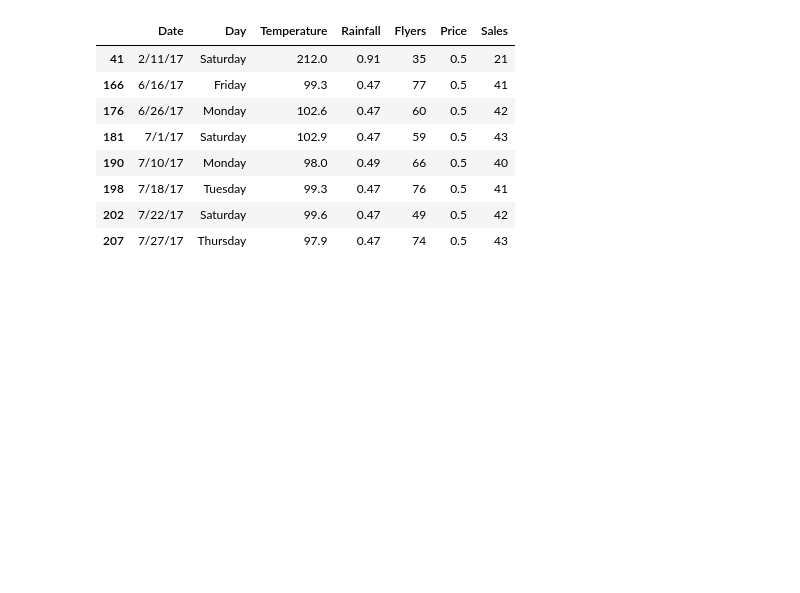
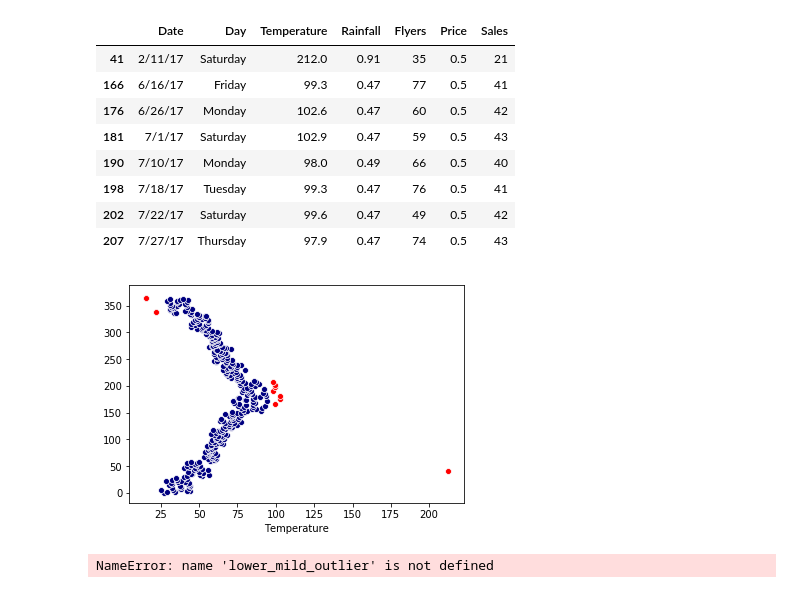
Before and after one commit to misty-garcia/ds-methodologies-exercises, a Jupyter notebook: anomaly_detection/continuous-probabilistic-methods.ipynb, the cells around one changed output. Saved outputs shown, nothing was run; the diff lists cells and outputs as text; code cells hidden in the pictures; blank space fills up the shorter version.

```diff
--- a/anomaly_detection/continuous-probabilistic-methods.ipynb
+++ b/anomaly_detection/continuous-probabilistic-methods.ipynb
@@ -323,3 +323,26 @@ df [df.Temperature > 2 * (df.Temperature.std()) + df.Temperature.mean()]
 | 198 | 7/18/17 | Tuesday | 99.3 | 0.47 | 76 | 0.5 | 41 |
 | 202 | 7/22/17 | Saturday | 99.6 | 0.47 | 49 | 0.5 | 42 |
 | 207 | 7/27/17 | Thursday | 97.9 | 0.47 | 74 | 0.5 | 43 |
+# %%
+#Data Frame
+lemonade = pd.read_csv("lemonade.csv")
+#Subset the Data Frame with Temperature
+#Center Temperature data
+temperature = pd.DataFrame(lemonade["Temperature"])
+temperature["mean"] = temperature["Temperature"].mean()
+temperature["centered"] = temperature["Temperature"] - temperature["mean"]
+#Create separate Inlier and Outlier data frame
+temp2sig = temperature.centered.std()*2
+temp2sig_inlier = temperature[(temperature.centered <= temp2sig) | (temperature.centered <= temp2sig*-1)]
+temp2sig_outlier = temperature[~(temperature.centered <= temp2sig) | (temperature.centered <= temp2sig*-1)]
+#Plot on top of each other
+sns.scatterplot(x=temp2sig_inlier["Temperature"], y= temp2sig_inlier.index, color="navy")
+sns.scatterplot(x=temp2sig_outlier["Temperature"], y= temp2sig_outlier.index, color="red")
+plt.show()
+# %% [output]
+[figure, added]
+# %%
+df['outliers'] = (df.Flyers < lower_mild_outlier.Flyers) | (df.Flyers > upper_mild_outlier.Flyers)
+sns.scatterplot(data=df,x='Temperature',y='Sales',hue='outliers')
+# %% [output]
+NameError: name 'lower_mild_outlier' is not defined
```
Also changed, not shown: parts of 1 cell of this notebook.
